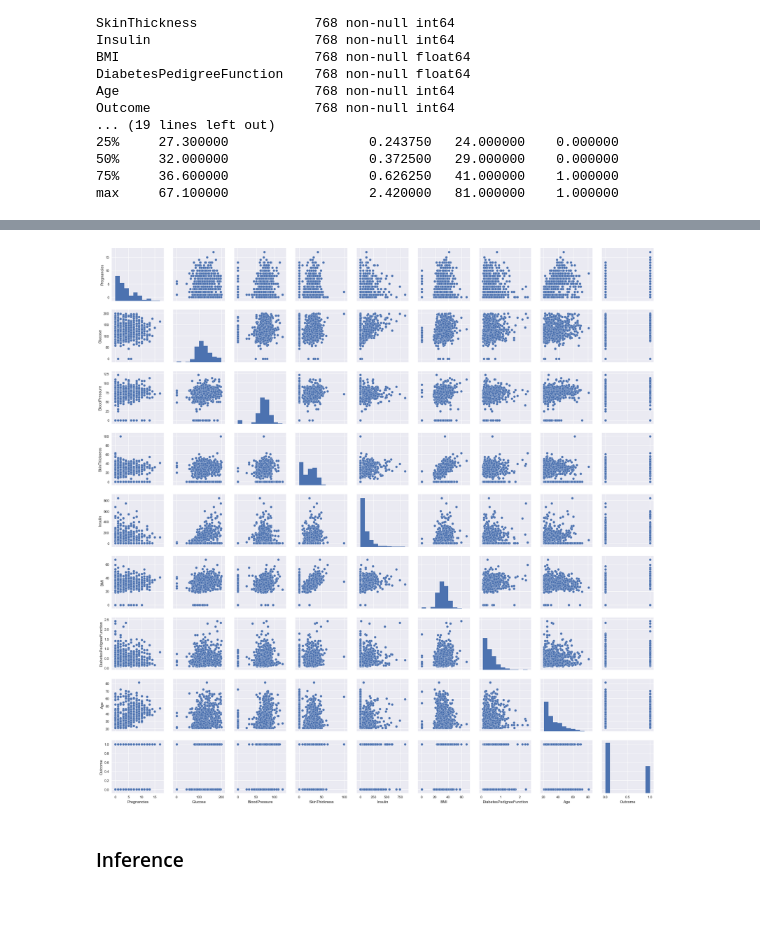
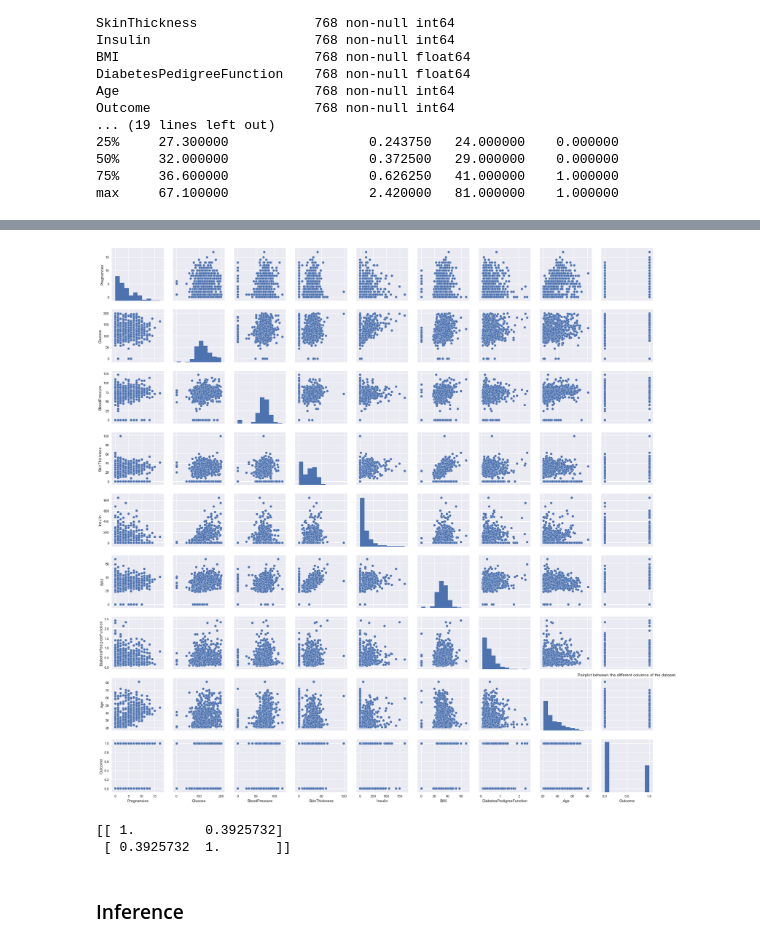
Before and after one commit to Shuyib/pimaDLkeras, a Jupyter notebook: pima.indians.analysis.ipynb, the cells around one changed output, grey strips where cells are left out. Cells and saved outputs as stored; diff of their text form; code cells hidden in the pictures; blank space fills up the shorter version.

Commit message:
found the pearson correlation for two variables and did splitted the data into predictors and target matrices.

```diff
--- a/pima.indians.analysis.ipynb
+++ b/pima.indians.analysis.ipynb
@@ -117,16 +104,26 @@ They are 55.338541666666664% missing data points in the pima indians dataset if
 # %%
-# exploratory visualisations to see if there is any correlation between columns
-# since the columns are few this plot is feasible i don't recommend it for many columns
+# exploratory visualisation to see if there is any correlation between columns
+# since the columns are few, this plot is feasible i don't recommend it for many columns
 
 # import necessary modules
 import matplotlib.pyplot as plt
 import seaborn as sns
 sns.set()
 
 sns.pairplot(df)
+sns.plt.title("Pairplot between the different columns of the dataset.")
+
 plt.show()
-# some variables seem correlated. Let's try finding the pearson correlation coefficient for one.
 # %% [output]
-[figure, old version]
+[figure, new version]
+# %%
+# some variables seem correlated. Let's try finding the pearson correlation coefficient for one.
+# Let's try a correlation between Glucose column and Insulin
+Glucoins = np.corrcoef(df.Insulin, df.Glucose)
+print (Glucoins)
+# that wasn't what i expected. O.3 is  really low positive correlation
+# %% [output]
+[[ 1.         0.3925732]
+ [ 0.3925732  1.       ]]
 # %% [markdown]
 ### Inference
```
Also changed, not shown: parts of 2 cells of this notebook.
